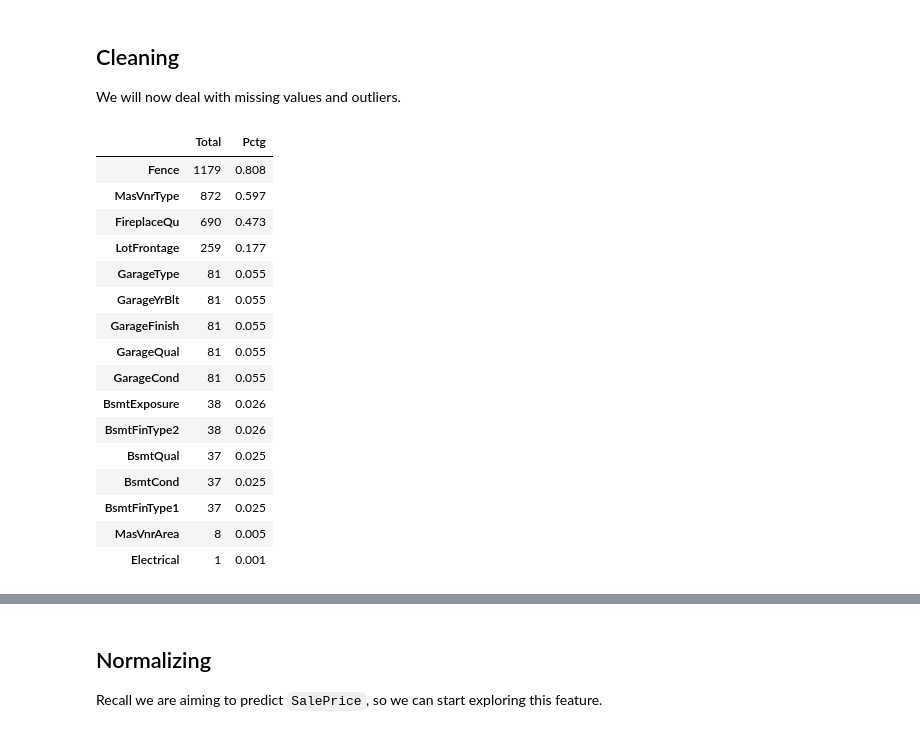
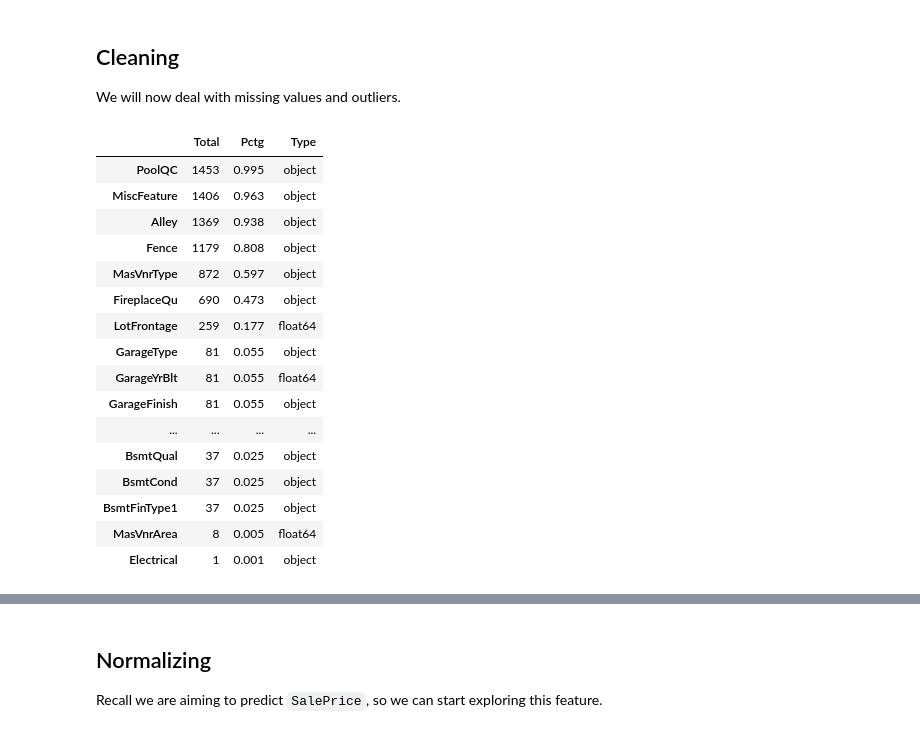
Before and after one commit to bolst/AmesHousingPredictor, a Jupyter notebook: notebooks/1_data_ingestion.ipynb, the cells around one changed output, grey strips where cells are left out. Saved outputs shown, nothing was run; the diff lists cells and outputs as text; code cells hidden in the pictures.

```diff
--- a/notebooks/1_data_ingestion.ipynb
+++ b/notebooks/1_data_ingestion.ipynb
@@ -77,27 +79,28 @@ We will now deal with missing values and outliers.
 # %%
 nanDict = {
     'Total': train.isnull().sum(),
-    'Pctg': train.isnull().sum() / train.isnull().count()
+    'Pctg': train.isnull().sum() / train.isnull().count(),
+    'Type': train.dtypes
 }
 
 nanStats = pd.DataFrame.from_dict(nanDict).sort_values(by=['Total', 'Pctg'], ascending=False)
 nanStats = nanStats[nanStats['Total'] > 0]
 nanStats
 # %% [output]
-|  | Total | Pctg |
-| Fence | 1179 | 0.808 |
-| MasVnrType | 872 | 0.597 |
-| FireplaceQu | 690 | 0.473 |
-| LotFrontage | 259 | 0.177 |
-| GarageType | 81 | 0.055 |
-| GarageYrBlt | 81 | 0.055 |
-| GarageFinish | 81 | 0.055 |
-| GarageQual | 81 | 0.055 |
-| GarageCond | 81 | 0.055 |
-| BsmtExposure | 38 | 0.026 |
-| BsmtFinType2 | 38 | 0.026 |
-| BsmtQual | 37 | 0.025 |
-| BsmtCond | 37 | 0.025 |
-| BsmtFinType1 | 37 | 0.025 |
-| MasVnrArea | 8 | 0.005 |
-| Electrical | 1 | 0.001 |
+|  | Total | Pctg | Type |
+| PoolQC | 1453 | 0.995 | object |
+| MiscFeature | 1406 | 0.963 | object |
+| Alley | 1369 | 0.938 | object |
+| Fence | 1179 | 0.808 | object |
+| MasVnrType | 872 | 0.597 | object |
+| FireplaceQu | 690 | 0.473 | object |
+| LotFrontage | 259 | 0.177 | float64 |
+| GarageType | 81 | 0.055 | object |
+| GarageYrBlt | 81 | 0.055 | float64 |
+| GarageFinish | 81 | 0.055 | object |
+| ... | ... | ... | ... |
+| BsmtQual | 37 | 0.025 | object |
+| BsmtCond | 37 | 0.025 | object |
+| BsmtFinType1 | 37 | 0.025 | object |
+| MasVnrArea | 8 | 0.005 | float64 |
+| Electrical | 1 | 0.001 | object |
```
Also changed, not shown: parts of 19 cells of this notebook.
